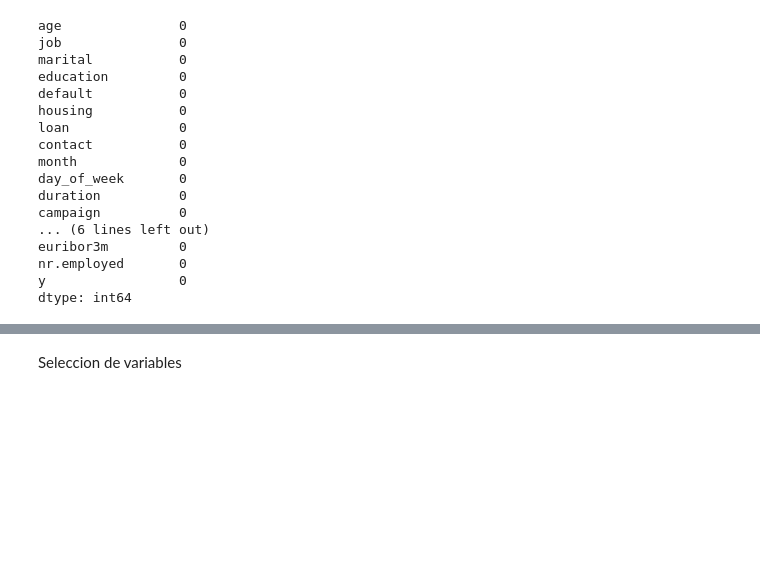
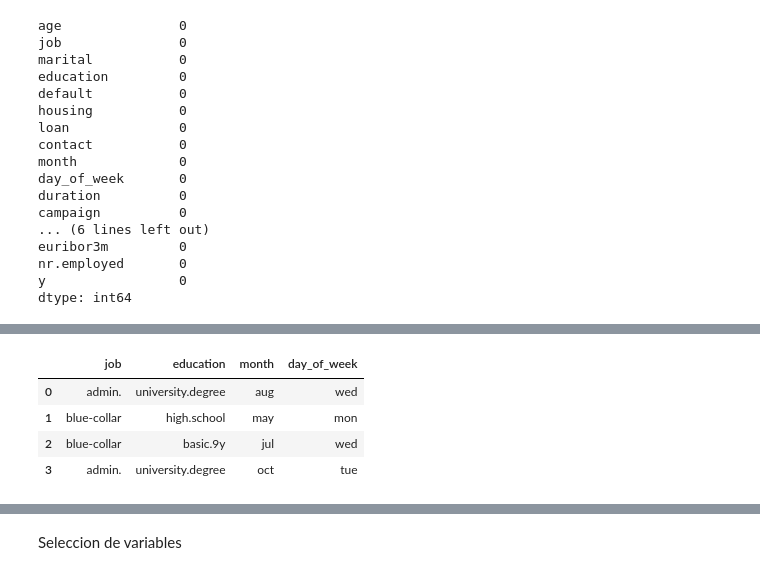
Before and after one commit to Sikriolc/DSCoder, a Jupyter notebook: Banks.ipynb, the cells around one changed output, grey strips where cells are left out. Drawn from its saved outputs; the diff is of its cells as text; code cells hidden in the pictures; blank space fills up the shorter version.

```diff
--- a/Banks.ipynb
+++ b/Banks.ipynb
@@ -170,0 +194,15 @@ dtype: int64
+# %%
+PocasCategorias=[data_set.job,data_set.education,data_set.month,data_set.day_of_week]
+MuchasCategorias=[data_set.marital,data_set.default,data_set.housing,data_set.loan,data_set.contact,data_set.poutcome]
+# %%
+label_encode=pd.DataFrame(PocasCategorias)
+hoe_encode=pd.DataFrame(MuchasCategorias)
+label_encode=label_encode.transpose()
+hoe_encode=hoe_encode.transpose()
+label_encode.head(4)
+# %% [output]
+|  | job | education | month | day_of_week |
+| 0 | admin. | university.degree | aug | wed |
+| 1 | blue-collar | high.school | may | mon |
+| 2 | blue-collar | basic.9y | jul | wed |
+| 3 | admin. | university.degree | oct | tue |
```
Also changed, not shown: parts of 9 cells of this notebook.
